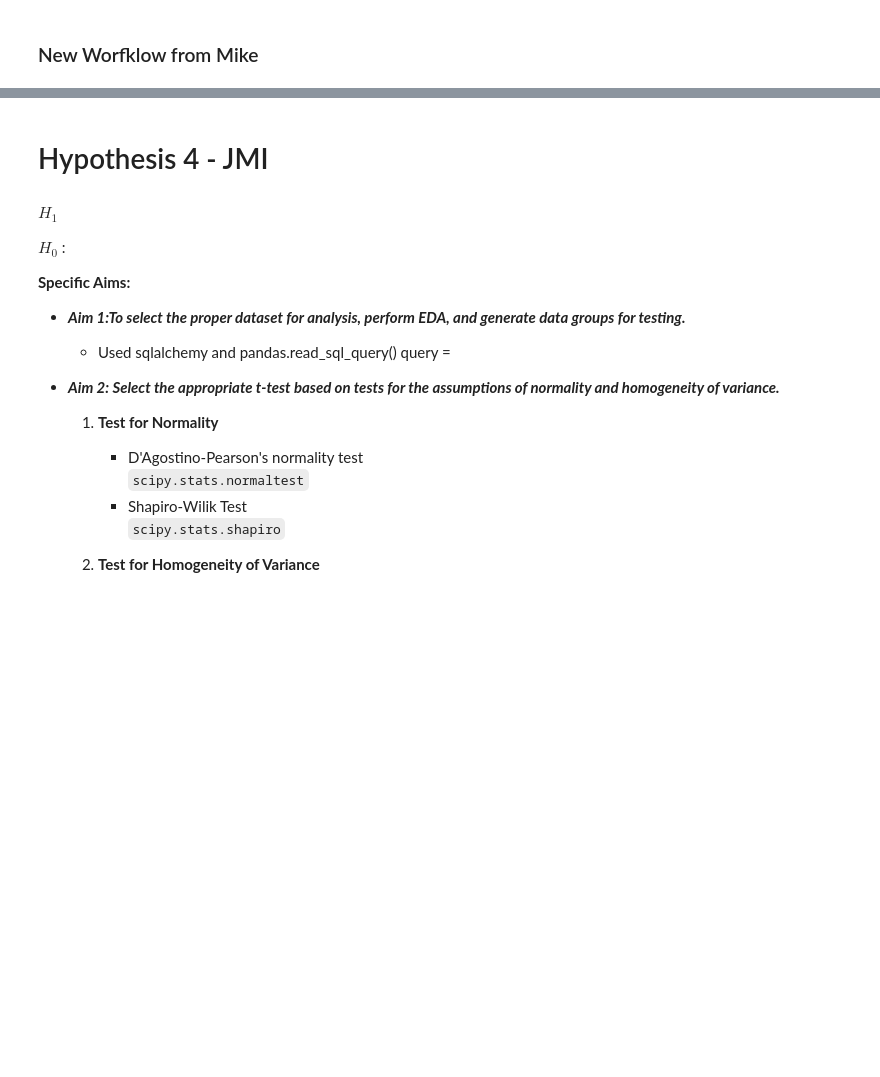
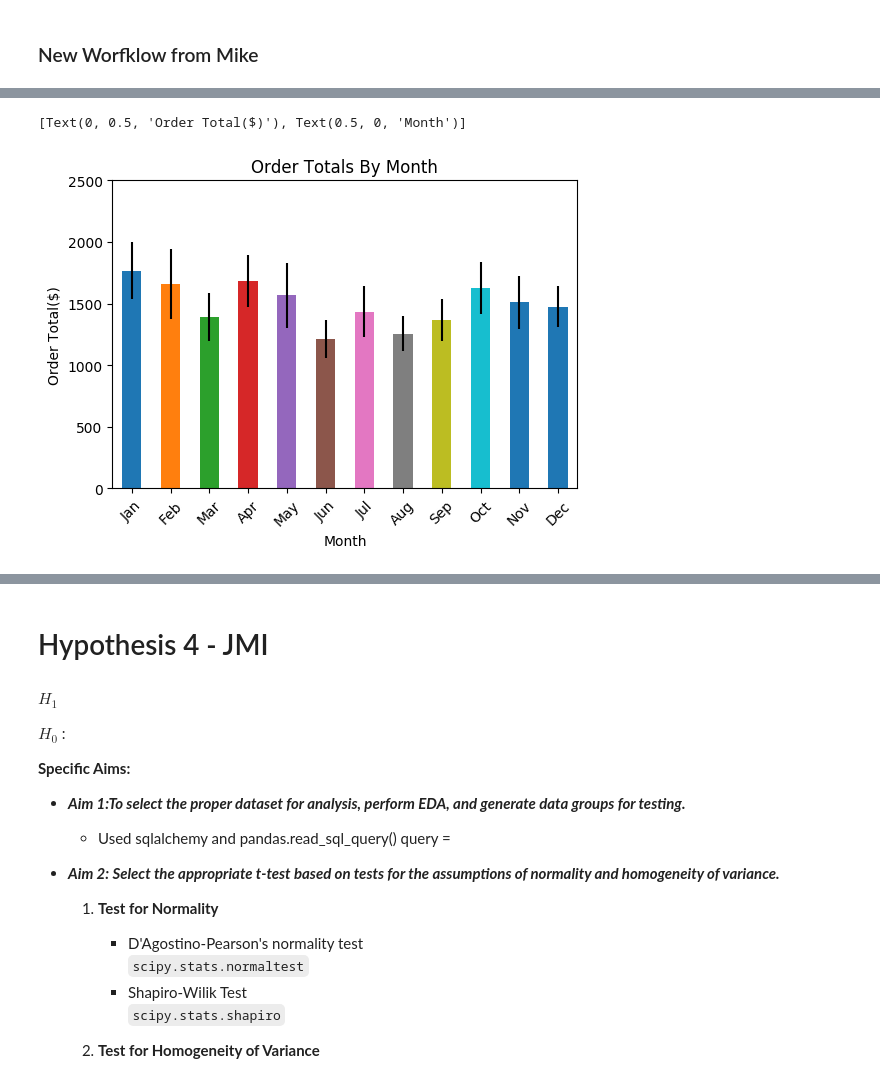
Before and after one commit to jirvingphd/dsc-2-final-project-online-ds-ft-021119, a Jupyter notebook: Mod2_Project_JMI_04_04_19_fixed_split_cells.ipynb, the cells around one changed output, grey strips where cells are left out. Drawn from its saved outputs; the diff is of its cells as text; code cells hidden in the pictures; blank space fills up the shorter version.

Commit message:
EDA Figures for Hypothesis 4

```diff
--- a/Mod2_Project_JMI_04_04_19_fixed_split_cells.ipynb
+++ b/Mod2_Project_JMI_04_04_19_fixed_split_cells.ipynb
@@ -2125,0 +2134,4 @@ df_price_geo.describe()
+# %%
+#convert dates to datetime
+df_price_geo['OrderDate'] = pd.to_datetime(df_price_geo.OrderDate )
+df_price_geo.OrderDate.agg(['mean','max','min'])
@@ -2280,0 +2376,4 @@ df_year_orders.head(), df_year_orders.tail()
+# %%
+df_year_orders = df_price_geo.drop_duplicates(subset=['OrderId']).copy()
+df_year_orders.set_index('OrderId',inplace=True,verify_integrity=True)
+df_year_orders.info()
@@ -2280,0 +2398,5 @@ df_year_orders.head(), df_year_orders.tail()
+# %%
+# Drop unneeded and misleading formerly product-associated columns
+vars_to_drop = ['EmployeeId','ShipVia','ShipAddress','ShipRegion','ProductId','ShipName','Id','price','OnSale']
+df_year_orders.drop(vars_to_drop,axis=1,inplace=True)
+df_year_orders.info()
@@ -2567,0 +2795,17 @@ list2df(H3_tests)
+# %%
+# WANT TO CALCULATE MEAN AND SEM FOR BAR PLOT FOR DF
+# Calc Standard Error of the Mean for PLotting.
+from scipy.stats import sem
+
+d_plot={}
+d_plot['mean'] = df_year_orders.groupby(['month'])['order_total'].mean()
+d_plot['sem'] =df_year_orders.groupby(['month'])['order_total'].sem()
+
+df_plot = pd.DataFrame.from_dict(d_plot)
+
+# Convert month index to month_num column
+df_plot['month_num'] = df_plot.index
+
+# Use month_dict to get months labeled with names
+df_plot['month_name']=df_plot['month_num'].map(month_dict)
+df_plot.set_index('month_name',drop=False,inplace=True)
@@ -2567,0 +2829,15 @@ list2df(H3_tests)
+# %%
+plt.style.use('default')
+bar_kws = {'figsize':[6,4],
+          'title': 'Order Totals By Month',
+          'grid':False,
+          'legend':False,
+          'rot':45,
+           'yerr':'sem',
+          'ylim': [0,2500]}
+
+fig = df_plot.plot(kind='bar',x=df_plot.index.str.title(),y='mean',**bar_kws)#,table=True)
+fig.set(**{'xlabel':'Month','ylabel':'Order Total($)'})
+# %% [output]
+[Text(0, 0.5, 'Order Total($)'), Text(0.5, 0, 'Month')]
+[figure, added]
```
Also changed, not shown: parts of 96 cells of this notebook.
